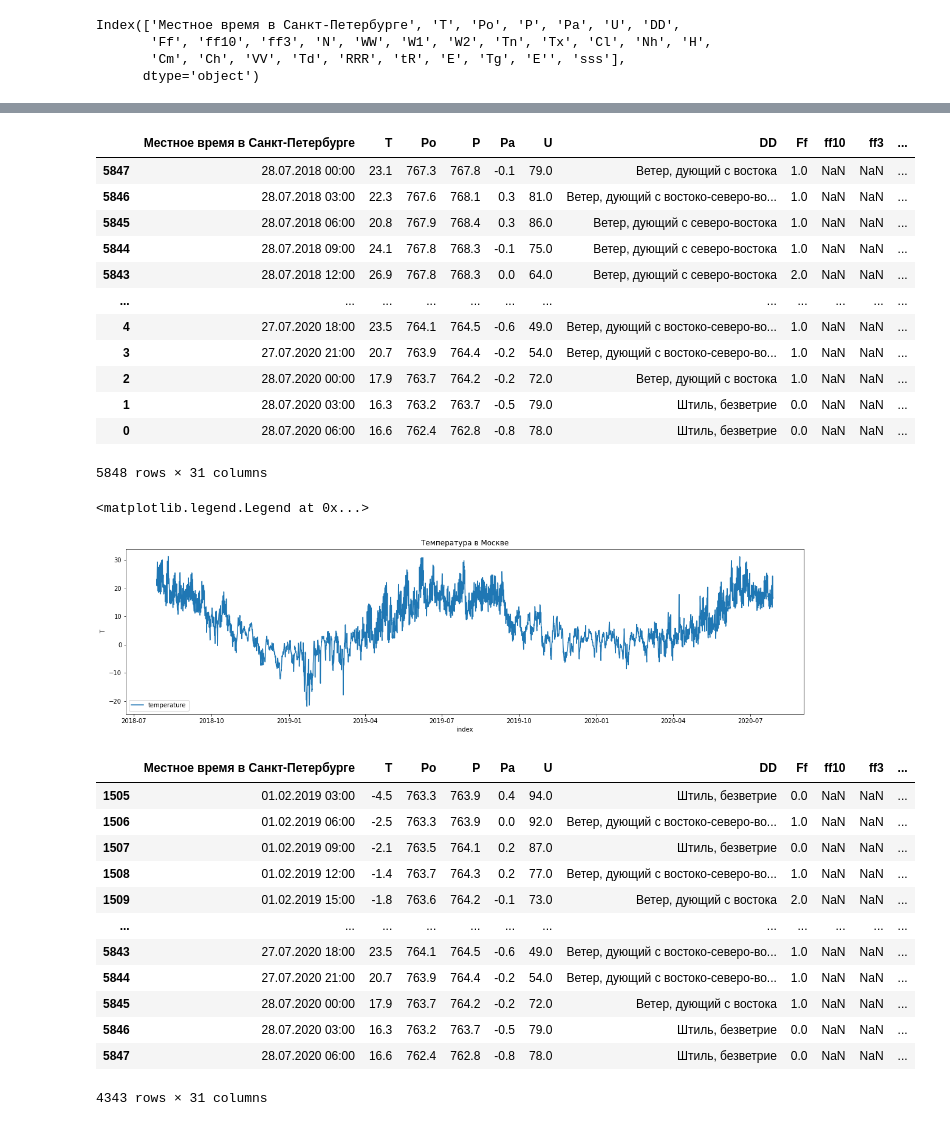
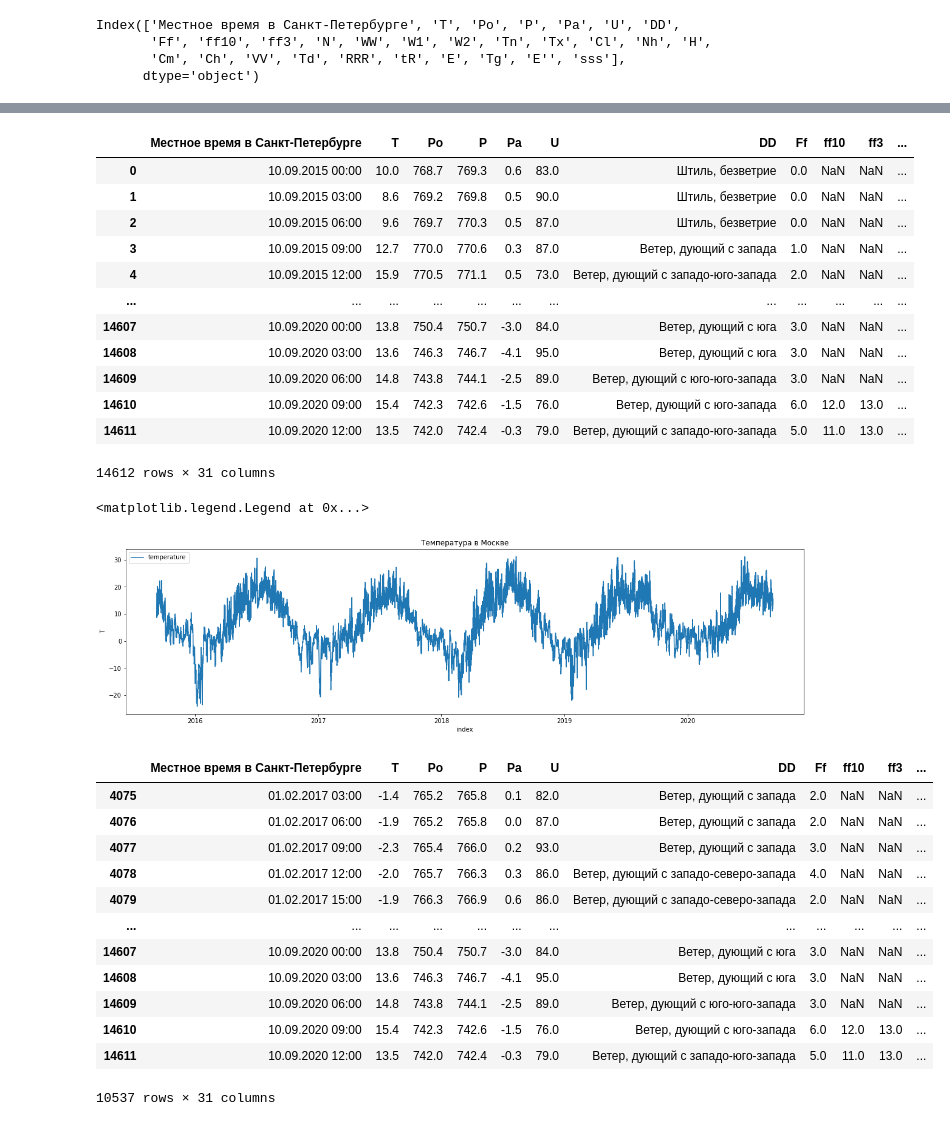
Before and after one commit to pavelshev03/skillbox, a Jupyter notebook: Data_science.ipynb, the cells around one changed output, grey strips where cells are left out. Drawn from its saved outputs; the diff is of its cells as text; code cells hidden in the pictures.

```diff
--- a/Data_science.ipynb
+++ b/Data_science.ipynb
@@ -11,9 +11,7 @@ import pandas as pd
 import matplotlib.pyplot as plt
 %matplotlib inline
 # %%
-#path = 'https://github.com/anastasiarazb/skillbox_nlp_demo/blob/master/%D0%9C%D1%81%D0%BA_5%D0%BB%D0%B5%D1%82.xls?raw=true'
-#path = 'https://github.com/anastasiarazb/skillbox_nlp_demo/blob/master/%D0%9C%D1%81%D0%BA_5%D0%BB%D0%B5%D1%82.xls?raw=true'
-path = 'https://github.com/pavelsh03/skillbox/blob/master/%D0%9F%D0%B5%D1%82%D0%B5%D1%80%D0%B1%D1%83%D1%80%D0%B3_5%D0%BB%D0%B5%D1%82.xls?raw=true'
+path = 'https://github.com/pavelshev03/skilllearn/blob/master/%D0%9F%D0%B5%D1%82%D0%B5%D1%80%D0%B1%D1%83%D1%80%D0%B3_5%D0%BB%D0%B5%D1%82.xls?raw=true'
 
 data = pd.read_excel(path, skiprows=6)
 # %%
@@ -105,18 +104,18 @@ data = data.sort_values('date2')
 data
 # %% [output]
 |  | Местное время в Санкт-Петербурге | T | Po | P | Pa | U | DD | Ff | ff10 | ff3 | ... |
-| 5847 | 28.07.2018 00:00 | 23.1 | 767.3 | 767.8 | -0.1 | 79.0 | Ветер, дующий с востока | 1.0 | NaN | NaN | ... |
-| 5846 | 28.07.2018 03:00 | 22.3 | 767.6 | 768.1 | 0.3 | 81.0 | Ветер, дующий с востоко-северо-во... | 1.0 | NaN | NaN | ... |
-| 5845 | 28.07.2018 06:00 | 20.8 | 767.9 | 768.4 | 0.3 | 86.0 | Ветер, дующий с северо-востока | 1.0 | NaN | NaN | ... |
-| 5844 | 28.07.2018 09:00 | 24.1 | 767.8 | 768.3 | -0.1 | 75.0 | Ветер, дующий с северо-востока | 1.0 | NaN | NaN | ... |
-| 5843 | 28.07.2018 12:00 | 26.9 | 767.8 | 768.3 | 0.0 | 64.0 | Ветер, дующий с северо-востока | 2.0 | NaN | NaN | ... |
+| 0 | 10.09.2015 00:00 | 10.0 | 768.7 | 769.3 | 0.6 | 83.0 | Штиль, безветрие | 0.0 | NaN | NaN | ... |
+| 1 | 10.09.2015 03:00 | 8.6 | 769.2 | 769.8 | 0.5 | 90.0 | Штиль, безветрие | 0.0 | NaN | NaN | ... |
+| 2 | 10.09.2015 06:00 | 9.6 | 769.7 | 770.3 | 0.5 | 87.0 | Штиль, безветрие | 0.0 | NaN | NaN | ... |
+| 3 | 10.09.2015 09:00 | 12.7 | 770.0 | 770.6 | 0.3 | 87.0 | Ветер, дующий с запада | 1.0 | NaN | NaN | ... |
+| 4 | 10.09.2015 12:00 | 15.9 | 770.5 | 771.1 | 0.5 | 73.0 | Ветер, дующий с западо-юго-запада | 2.0 | NaN | NaN | ... |
 | ... | ... | ... | ... | ... | ... | ... | ... | ... | ... | ... | ... |
-| 4 | 27.07.2020 18:00 | 23.5 | 764.1 | 764.5 | -0.6 | 49.0 | Ветер, дующий с востоко-северо-во... | 1.0 | NaN | NaN | ... |
-| 3 | 27.07.2020 21:00 | 20.7 | 763.9 | 764.4 | -0.2 | 54.0 | Ветер, дующий с востоко-северо-во... | 1.0 | NaN | NaN | ... |
-| 2 | 28.07.2020 00:00 | 17.9 | 763.7 | 764.2 | -0.2 | 72.0 | Ветер, дующий с востока | 1.0 | NaN | NaN | ... |
-| 1 | 28.07.2020 03:00 | 16.3 | 763.2 | 763.7 | -0.5 | 79.0 | Штиль, безветрие | 0.0 | NaN | NaN | ... |
-| 0 | 28.07.2020 06:00 | 16.6 | 762.4 | 762.8 | -0.8 | 78.0 | Штиль, безветрие | 0.0 | NaN | NaN | ... |
+| 14607 | 10.09.2020 00:00 | 13.8 | 750.4 | 750.7 | -3.0 | 84.0 | Ветер, дующий с юга | 3.0 | NaN | NaN | ... |
+| 14608 | 10.09.2020 03:00 | 13.6 | 746.3 | 746.7 | -4.1 | 95.0 | Ветер, дующий с юга | 3.0 | NaN | NaN | ... |
+| 14609 | 10.09.2020 06:00 | 14.8 | 743.8 | 744.1 | -2.5 | 89.0 | Ветер, дующий с юго-юго-запада | 3.0 | NaN | NaN | ... |
+| 14610 | 10.09.2020 09:00 | 15.4 | 742.3 | 742.6 | -1.5 | 76.0 | Ветер, дующий с юго-запада | 6.0 | 12.0 | 13.0 | ... |
+| 14611 | 10.09.2020 12:00 | 13.5 | 742.0 | 742.4 | -0.3 | 79.0 | Ветер, дующий с западо-юго-запада | 5.0 | 11.0 | 13.0 | ... |
-5848 rows × 31 columns
+14612 rows × 31 columns
 # %%
 data = data.reset_index(drop=True)
 # %%
@@ -131,23 +130,23 @@ plt.ylabel('T')
 plt.legend()
 # %% [output]
 <matplotlib.legend.Legend at 0x...>
-[figure, old version]
+[figure, new version]
 # %%
 # Фильтрация по условию
-day_first = pd.Timestamp(day=1, month=2, year=2019)
+day_first = pd.Timestamp(day=1, month=2, year=2017)
 condition = (data['date2'] > day_first)
 data[condition]
 # %% [output]
 |  | Местное время в Санкт-Петербурге | T | Po | P | Pa | U | DD | Ff | ff10 | ff3 | ... |
-| 1505 | 01.02.2019 03:00 | -4.5 | 763.3 | 763.9 | 0.4 | 94.0 | Штиль, безветрие | 0.0 | NaN | NaN | ... |
-| 1506 | 01.02.2019 06:00 | -2.5 | 763.3 | 763.9 | 0.0 | 92.0 | Ветер, дующий с востоко-северо-во... | 1.0 | NaN | NaN | ... |
-| 1507 | 01.02.2019 09:00 | -2.1 | 763.5 | 764.1 | 0.2 | 87.0 | Штиль, безветрие | 0.0 | NaN | NaN | ... |
-| 1508 | 01.02.2019 12:00 | -1.4 | 763.7 | 764.3 | 0.2 | 77.0 | Ветер, дующий с востоко-северо-во... | 1.0 | NaN | NaN | ... |
-| 1509 | 01.02.2019 15:00 | -1.8 | 763.6 | 764.2 | -0.1 | 73.0 | Ветер, дующий с востока | 2.0 | NaN | NaN | ... |
+| 4075 | 01.02.2017 03:00 | -1.4 | 765.2 | 765.8 | 0.1 | 82.0 | Ветер, дующий с запада | 2.0 | NaN | NaN | ... |
+| 4076 | 01.02.2017 06:00 | -1.9 | 765.2 | 765.8 | 0.0 | 87.0 | Ветер, дующий с запада | 2.0 | NaN | NaN | ... |
+| 4077 | 01.02.2017 09:00 | -2.3 | 765.4 | 766.0 | 0.2 | 93.0 | Ветер, дующий с запада | 3.0 | NaN | NaN | ... |
+| 4078 | 01.02.2017 12:00 | -2.0 | 765.7 | 766.3 | 0.3 | 86.0 | Ветер, дующий с западо-северо-запада | 4.0 | NaN | NaN | ... |
+| 4079 | 01.02.2017 15:00 | -1.9 | 766.3 | 766.9 | 0.6 | 86.0 | Ветер, дующий с западо-северо-запада | 2.0 | NaN | NaN | ... |
 | ... | ... | ... | ... | ... | ... | ... | ... | ... | ... | ... | ... |
-| 5843 | 27.07.2020 18:00 | 23.5 | 764.1 | 764.5 | -0.6 | 49.0 | Ветер, дующий с востоко-северо-во... | 1.0 | NaN | NaN | ... |
-| 5844 | 27.07.2020 21:00 | 20.7 | 763.9 | 764.4 | -0.2 | 54.0 | Ветер, дующий с востоко-северо-во... | 1.0 | NaN | NaN | ... |
-| 5845 | 28.07.2020 00:00 | 17.9 | 763.7 | 764.2 | -0.2 | 72.0 | Ветер, дующий с востока | 1.0 | NaN | NaN | ... |
-| 5846 | 28.07.2020 03:00 | 16.3 | 763.2 | 763.7 | -0.5 | 79.0 | Штиль, безветрие | 0.0 | NaN | NaN | ... |
-| 5847 | 28.07.2020 06:00 | 16.6 | 762.4 | 762.8 | -0.8 | 78.0 | Штиль, безветрие | 0.0 | NaN | NaN | ... |
+| 14607 | 10.09.2020 00:00 | 13.8 | 750.4 | 750.7 | -3.0 | 84.0 | Ветер, дующий с юга | 3.0 | NaN | NaN | ... |
+| 14608 | 10.09.2020 03:00 | 13.6 | 746.3 | 746.7 | -4.1 | 95.0 | Ветер, дующий с юга | 3.0 | NaN | NaN | ... |
+| 14609 | 10.09.2020 06:00 | 14.8 | 743.8 | 744.1 | -2.5 | 89.0 | Ветер, дующий с юго-юго-запада | 3.0 | NaN | NaN | ... |
+| 14610 | 10.09.2020 09:00 | 15.4 | 742.3 | 742.6 | -1.5 | 76.0 | Ветер, дующий с юго-запада | 6.0 | 12.0 | 13.0 | ... |
+| 14611 | 10.09.2020 12:00 | 13.5 | 742.0 | 742.4 | -0.3 | 79.0 | Ветер, дующий с западо-юго-запада | 5.0 | 11.0 | 13.0 | ... |
-4343 rows × 31 columns
+10537 rows × 31 columns
```
Also changed, not shown: parts of 41 cells of this notebook.
